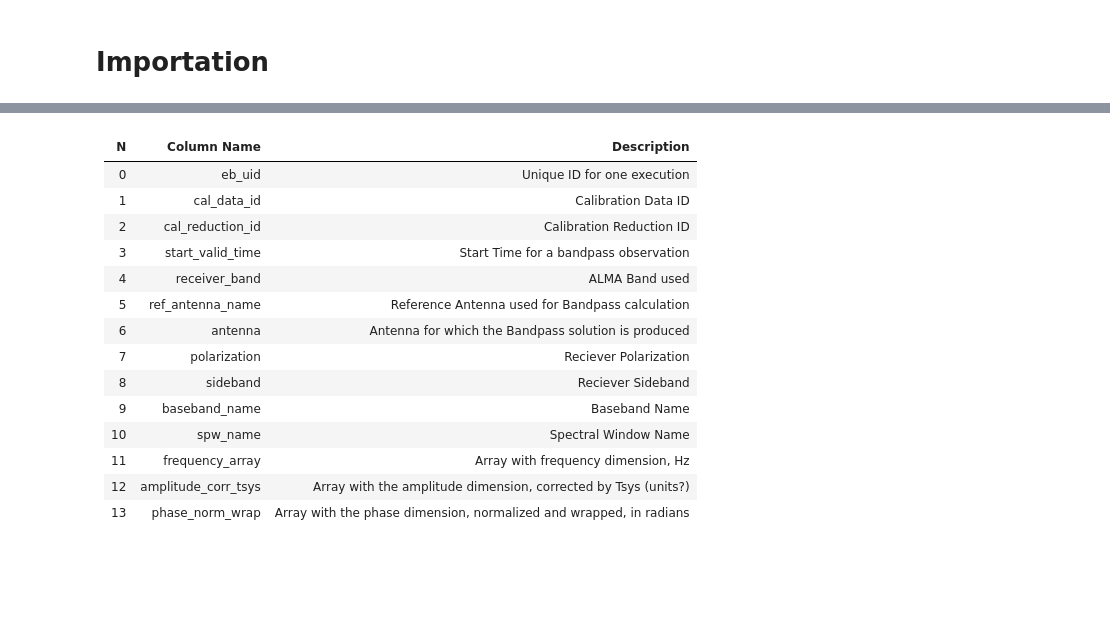
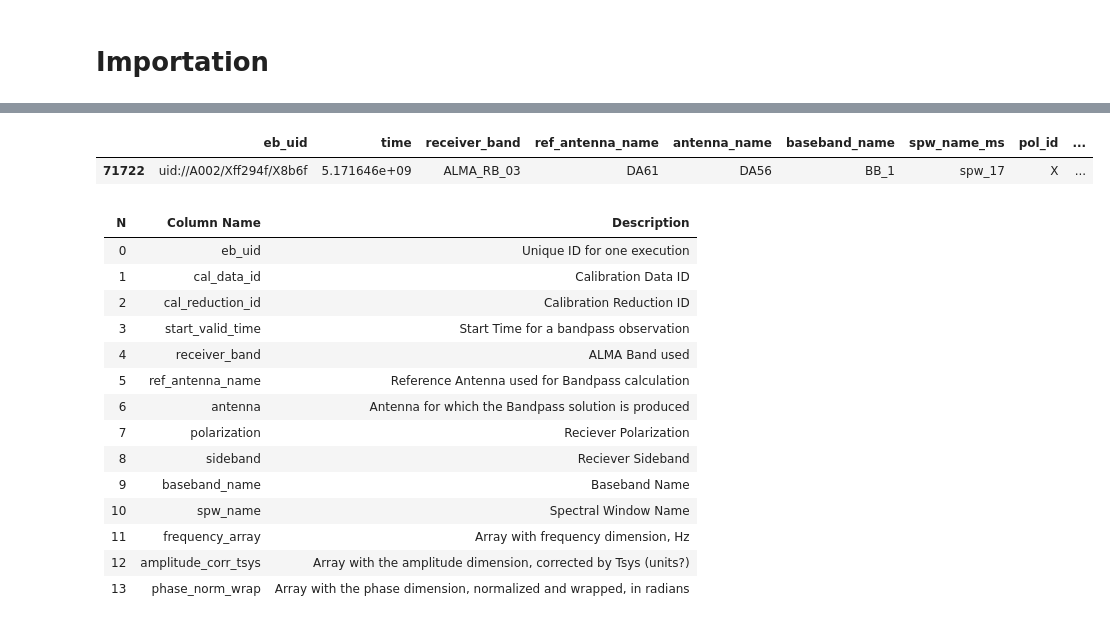
Before and after one commit to BeardyMan37/RegressionScanStats, a Jupyter notebook: explore_data.ipynb, the cells around one changed output, grey strips where cells are left out. Saved outputs shown, nothing was run; the diff lists cells and outputs as text; code cells hidden in the pictures; blank space fills up the shorter version.

```diff
--- a/explore_data.ipynb
+++ b/explore_data.ipynb
@@ -17,6 +17,5 @@ from scipy.signal import chirp, find_peaks, peak_widths
 # %%
 cosmicai_path = 'Data'
 
-df = pd.read_parquet(f'{cosmicai_path}/qa2_edge_plateau.parquet')
+df = pd.read_parquet(f'{cosmicai_path}/QA2_Bandpass_Data_Labeled.parquet')
 df.reset_index(drop=True, inplace=True)
-df.columns
@@ -28,5 +21,0 @@ Index(['eb_uid', 'time', 'receiver_band', 'ref_antenna_name', 'antenna_name',
-# %%
-cosmicai_path = 'Data'
-
-df = pd.read_parquet(f'{cosmicai_path}/QA2_Bandpass_Data_Labeled_Scored.parquet')
-df.reset_index(drop=True, inplace=True)
@@ -53,3 +22,15 @@ memory usage: 17.9+ MB
+# %%
+df_filtered = df.loc[
+    (df["eb_uid"].astype(str) == "uid://A002/Xff294f/X8b6f")
+    & (df["spw_name_ms"].astype(str) == "spw_17")
+    & (df["antenna_name"].astype(str) == "DA56")
+    & (df["pol_id"].astype(str) == "X")
+].copy()
+
+df_filtered
+# %% [output]
+|  | eb_uid | time | receiver_band | ref_antenna_name | antenna_name | baseband_name | spw_name_ms | pol_id | ... |
+| 71722 | uid://A002/Xff294f/X8b6f | 5.171646e+09 | ALMA_RB_03 | DA61 | DA56 | BB_1 | spw_17 | X | ... |
 # %% [markdown]
 | N    |  Column Name             | Description   |
 | :--- | :----                    |          ---: |
```
Also changed, not shown: parts of 2 cells of this notebook, 13 other files.
